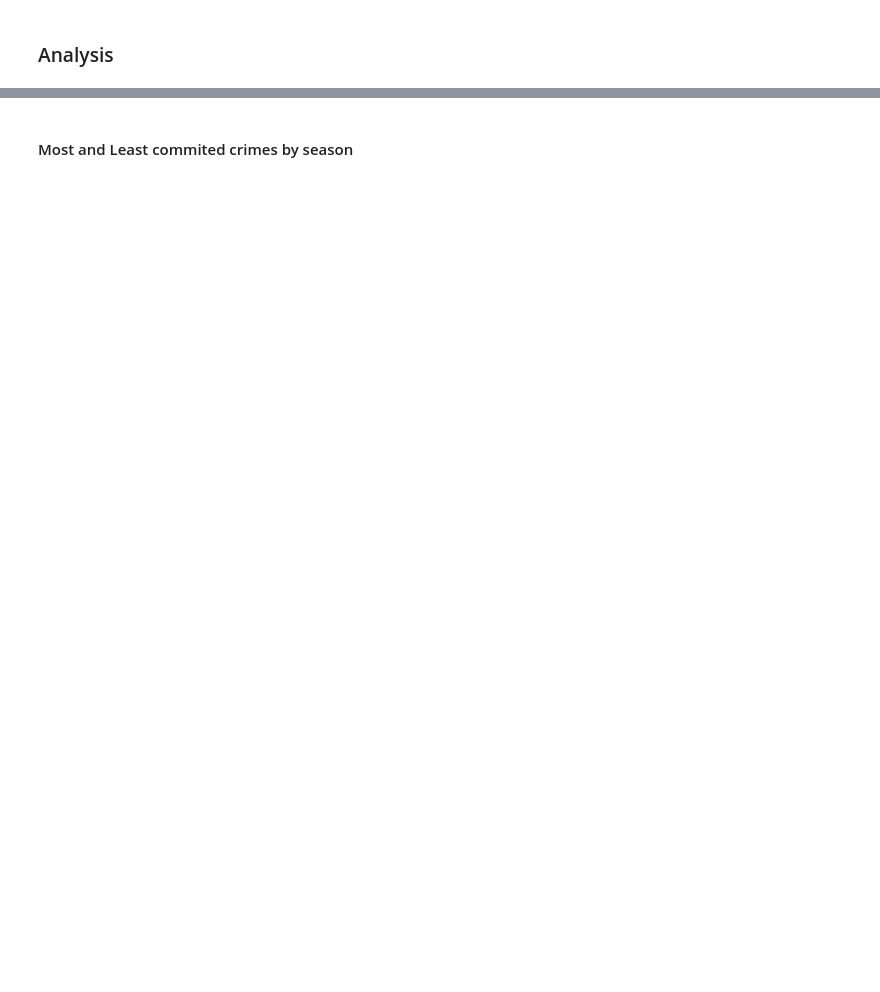
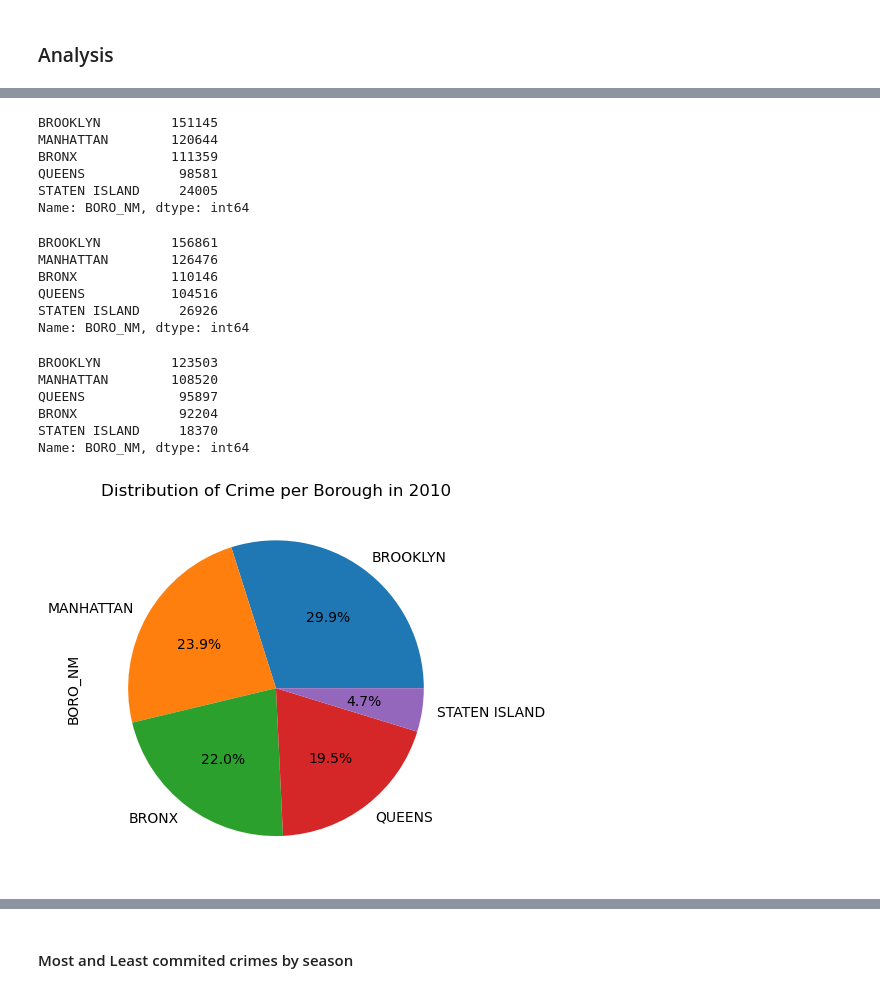
Before and after one commit to burn-Z/NYPD-Reported-Crime---Data-Visualization-Project, a Jupyter notebook: notebooks/placeholder.ipynb, the cells around one changed output, grey strips where cells are left out. Saved outputs shown, nothing was run; the diff lists cells and outputs as text; code cells hidden in the pictures; blank space fills up the shorter version.

Commit message:
added crime dist per borough pie chart

```diff
--- a/notebooks/placeholder.ipynb
+++ b/notebooks/placeholder.ipynb
@@ -92,0 +163,8 @@ crime_type_count
+# %%
+# OPTION 1: use borough
+q2_df = pd.read_csv('..\\data\\neighbh_crime_dist.csv',
+                 low_memory= False,
+                # nrows= 500000,
+                # parse_dates= [1],
+                # index_col= 0
+                )
@@ -97,0 +187,39 @@ df.groupby(['BORO_NM'])['BORO_NM'].count().sort_values(ascending= False)
+# %%
+selection = q2_df[q2_df['CMPLNT_FR_YR'] == 2010]
+selection['BORO_NM'].value_counts()
+# %% [output]
+BROOKLYN         151145
+MANHATTAN        120644
+BRONX            111359
+QUEENS            98581
+STATEN ISLAND     24005
+Name: BORO_NM, dtype: int64
+# %%
+selection = q2_df[q2_df['CMPLNT_FR_YR'] == 2006]
+selection['BORO_NM'].value_counts()
+# %% [output]
+BROOKLYN         156861
+MANHATTAN        126476
+BRONX            110146
+QUEENS           104516
+STATEN ISLAND     26926
+Name: BORO_NM, dtype: int64
+# %%
+selection = q2_df[q2_df['CMPLNT_FR_YR'] == 2021]
+selection['BORO_NM'].value_counts()
+# %% [output]
+BROOKLYN         123503
+MANHATTAN        108520
+QUEENS            95897
+BRONX             92204
+STATEN ISLAND     18370
+Name: BORO_NM, dtype: int64
+# %%
+def show_neigh_crime_pie(t_df, year):
+    selection = t_df[t_df['CMPLNT_FR_YR'] == year]
+    ax = selection['BORO_NM'].value_counts().plot(kind= 'pie', autopct = "%1.1f%%")
+    ax.set_title(f'Distribution of Crime per Borough in {year}')
+# %%
+show_neigh_crime_pie(q2_df, 2010)
+# %% [output]
+[figure, added]
```
Also changed, not shown: parts of 35 cells of this notebook.
